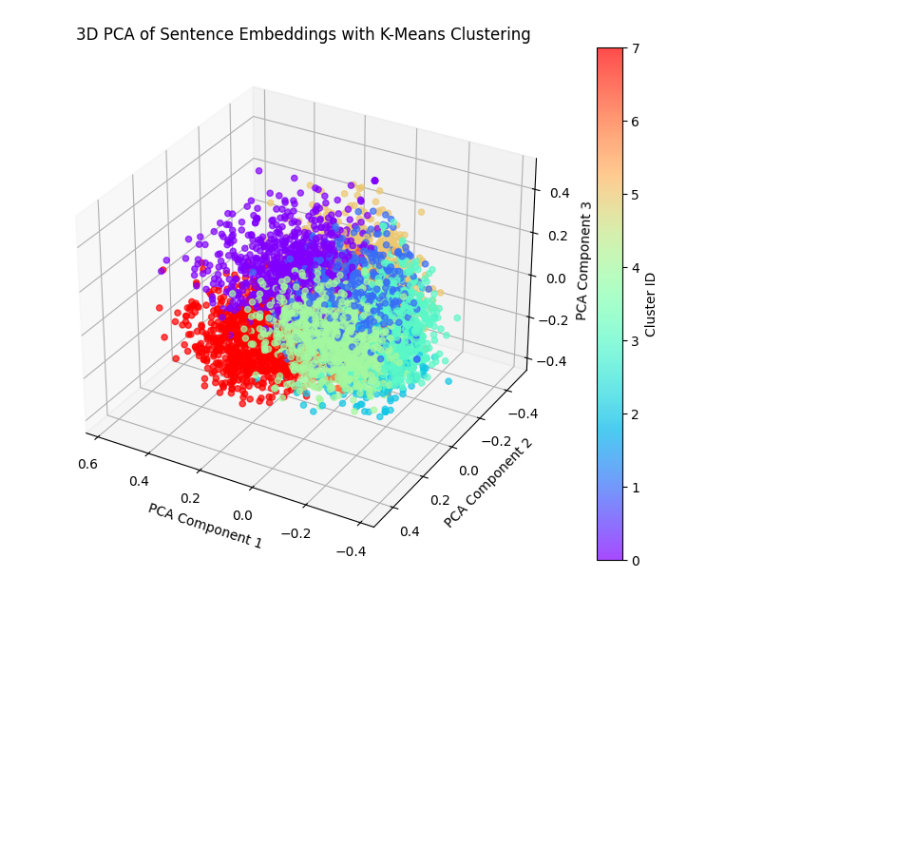
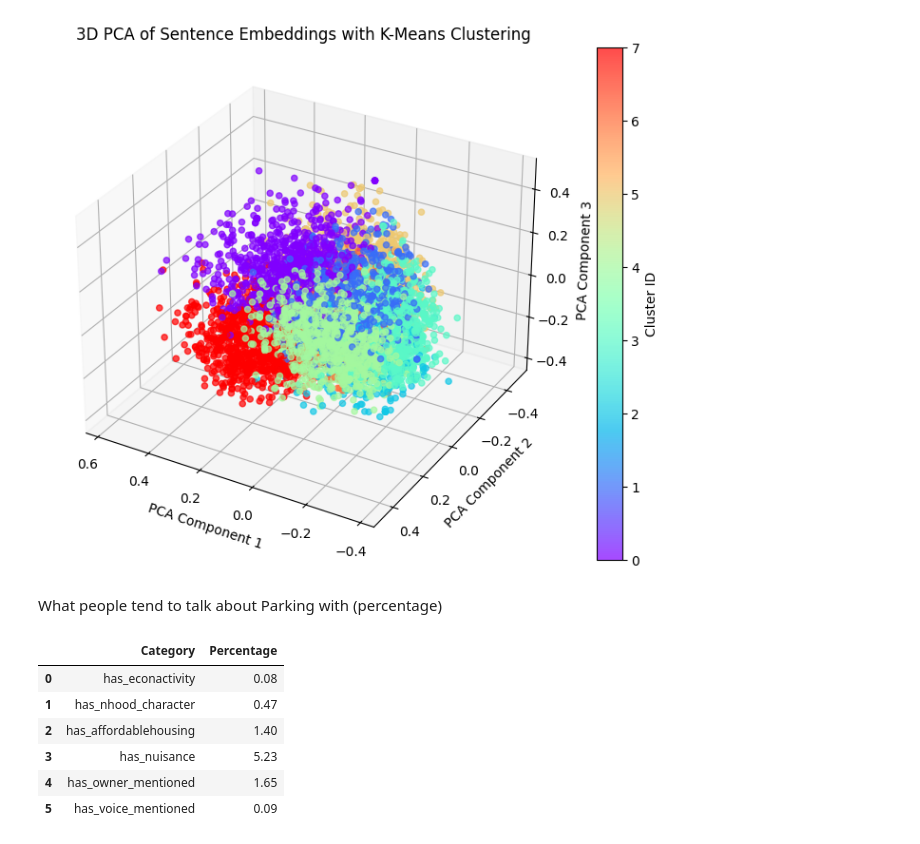
Before and after one commit to mpham8/kestelman-research, a Jupyter notebook: examples.ipynb, the cells around one changed output. Cells and saved outputs as stored; diff of their text form; code cells hidden in the pictures; blank space fills up the shorter version.

```diff
--- a/examples.ipynb
+++ b/examples.ipynb
@@ -221,3 +220,30 @@ plt.colorbar(scatter, ax=ax, label='Cluster ID')
 plt.show()
 # %% [output]
 [figure]
+# %% [markdown]
+What people tend to talk about Parking with (percentage)
+# %%
+parking_rows
+
+columns_to_check = [
+    'has_econactivity',
+    'has_nhood_character',
+    'has_affordablehousing',
+    'has_nuisance',
+    'has_owner_mentioned',
+    'has_voice_mentioned'
+]
+
+percentages = (parking_rows[columns_to_check] == 1).mean() * 100
+df = percentages.reset_index()
+df.columns = ['Category', 'Percentage']
+df['Percentage'] = df['Percentage'].round(2)
+df
+# %% [output]
+|  | Category | Percentage |
+| 0 | has_econactivity | 0.08 |
+| 1 | has_nhood_character | 0.47 |
+| 2 | has_affordablehousing | 1.40 |
+| 3 | has_nuisance | 5.23 |
+| 4 | has_owner_mentioned | 1.65 |
+| 5 | has_voice_mentioned | 0.09 |
```
Also changed, not shown: parts of 3 cells of this notebook.
